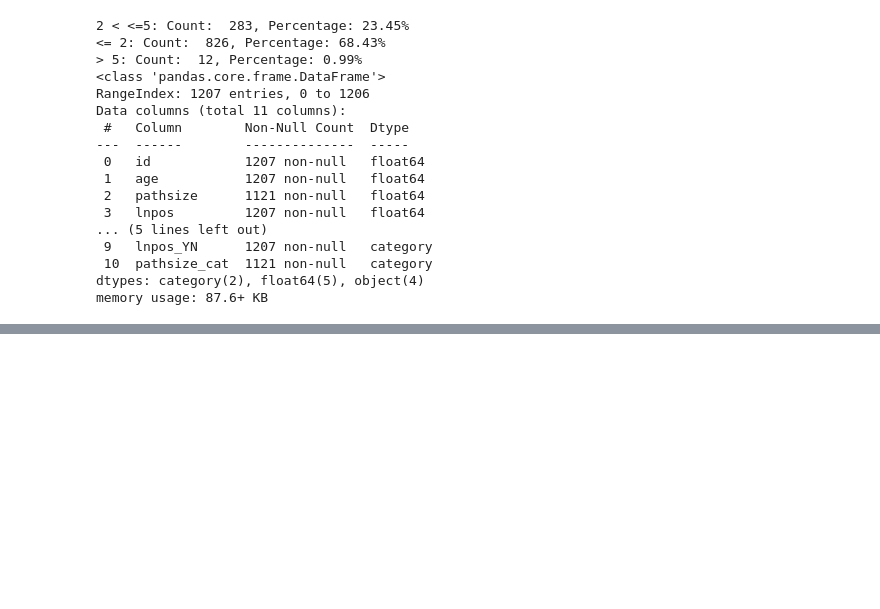
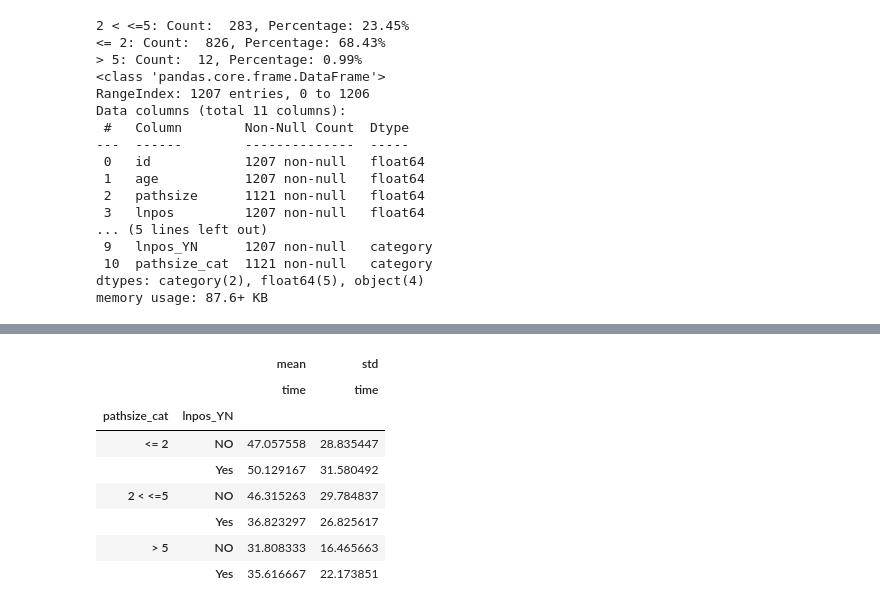
Before and after one commit to aryanssd/-sixteenth-exercices-for-loop, a Jupyter notebook: descriptive-statics.ipynb, the cells around one changed output, grey strips where cells are left out. Cells and saved outputs as stored; diff of their text form; code cells hidden in the pictures; blank space fills up the shorter version.

Commit message:
Kaggle Notebook | Descriptive Statics | create pivot table for categorical, continuous var

```diff
--- a/descriptive-statics.ipynb
+++ b/descriptive-statics.ipynb
@@ -241,0 +248,22 @@ cross_tab = pd.crosstab(df['pathsize_cat'], df['status'], normalize='index') #no
+# %%
+pivot_table = df.pivot_table(values='time', index='lnpos_YN', aggfunc='mean')
+
+pivot_table = df.pivot_table(values='time', index='lnpos_YN', aggfunc=['mean', 'std'])
+
+pivot_table = df.pivot_table(values=['time', 'age'], index='lnpos_YN', aggfunc={'time':['mean', 'std'],
+                                                                               'age' :['min', 'max']})
+
+pivot_table = df.pivot_table(values=['time'], index=['pathsize_cat', 'lnpos_YN'], aggfunc=['mean', 'std'])
+
+
+pivot_table
+# %% [output]
+|  |  | mean | std |
+|  |  | time | time |
+| pathsize_cat | lnpos_YN |  |  |
+| <= 2 | NO | 47.057558 | 28.835447 |
+|  | Yes | 50.129167 | 31.580492 |
+| 2 < <=5 | NO | 46.315263 | 29.784837 |
+|  | Yes | 36.823297 | 26.825617 |
+| > 5 | NO | 31.808333 | 16.465663 |
+|  | Yes | 35.616667 | 22.173851 |
```
Also changed, not shown: parts of 1 cell of this notebook.
